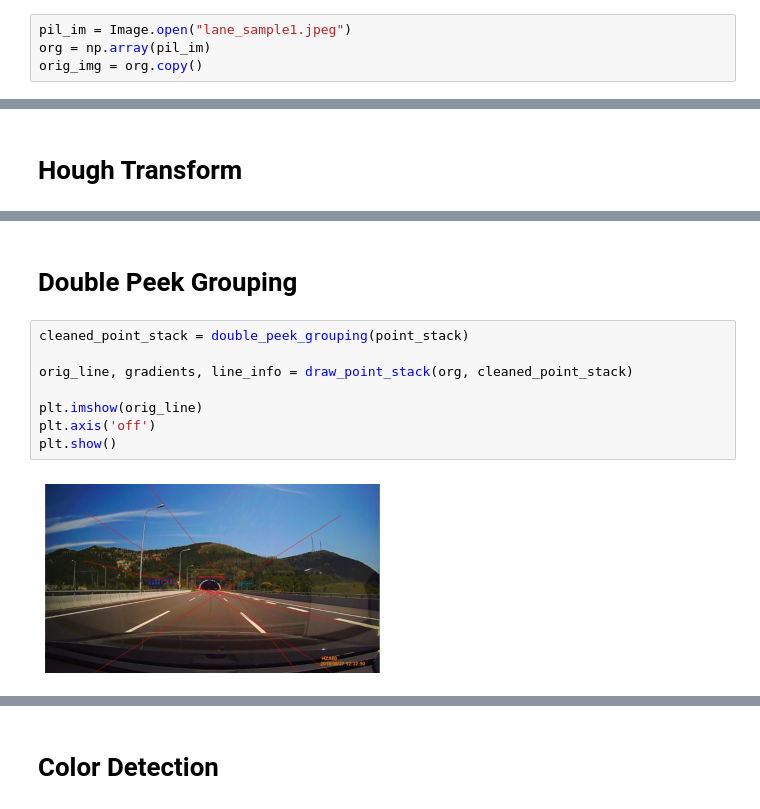
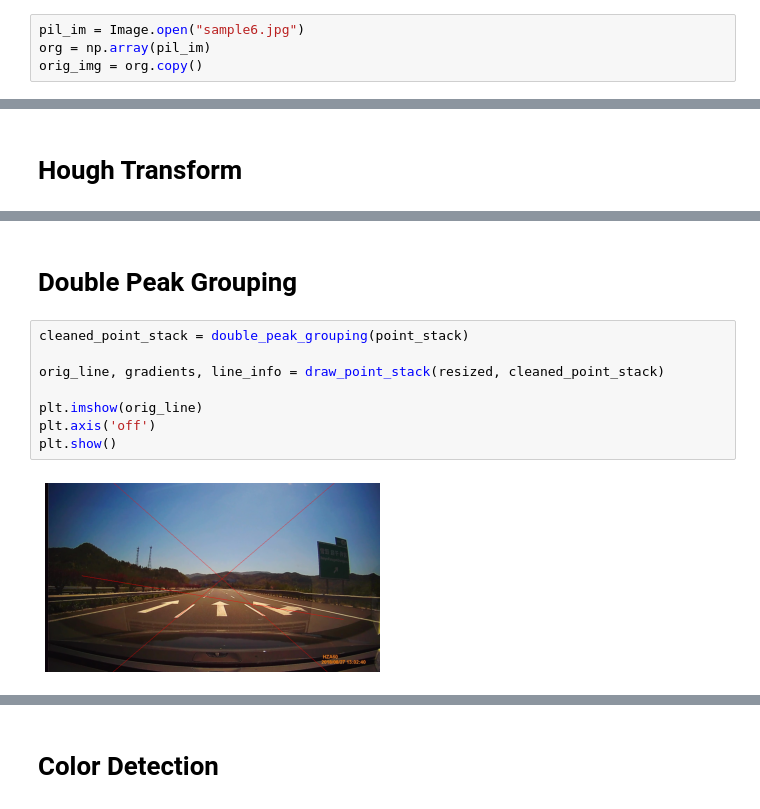
Before and after one commit to Beepbloop/lane_detection, a Jupyter notebook: EntireProcess.ipynb, the cells around one changed output, grey strips where cells are left out. Saved outputs shown, nothing was run; the diff lists cells and outputs as text.

```diff
--- a/EntireProcess.ipynb
+++ b/EntireProcess.ipynb
@@ -15,7 +15,7 @@ from Visualization import *
 # %% [markdown]
 # Load Image
 # %%
-pil_im = Image.open("lane_sample1.jpeg")
+pil_im = Image.open("sample6.jpg")
 org = np.array(pil_im)
 orig_img = org.copy()
 # %%
@@ -122,14 +122,14 @@ plt.show()
 # %% [markdown]
-# Double Peek Grouping
+# Double Peak Grouping
 # %%
-cleaned_point_stack = double_peek_grouping(point_stack)
+cleaned_point_stack = double_peak_grouping(point_stack)
 
-orig_line, gradients, line_info = draw_point_stack(org, cleaned_point_stack)
+orig_line, gradients, line_info = draw_point_stack(resized, cleaned_point_stack)
 
 plt.imshow(orig_line)
 plt.axis('off')
 plt.show()
 # %% [output]
-[figure, old version]
+[figure, new version]
 # %%
 # Exclude lines not from lanes
```
Also changed, not shown: parts of 19 cells of this notebook, 2 other files.
